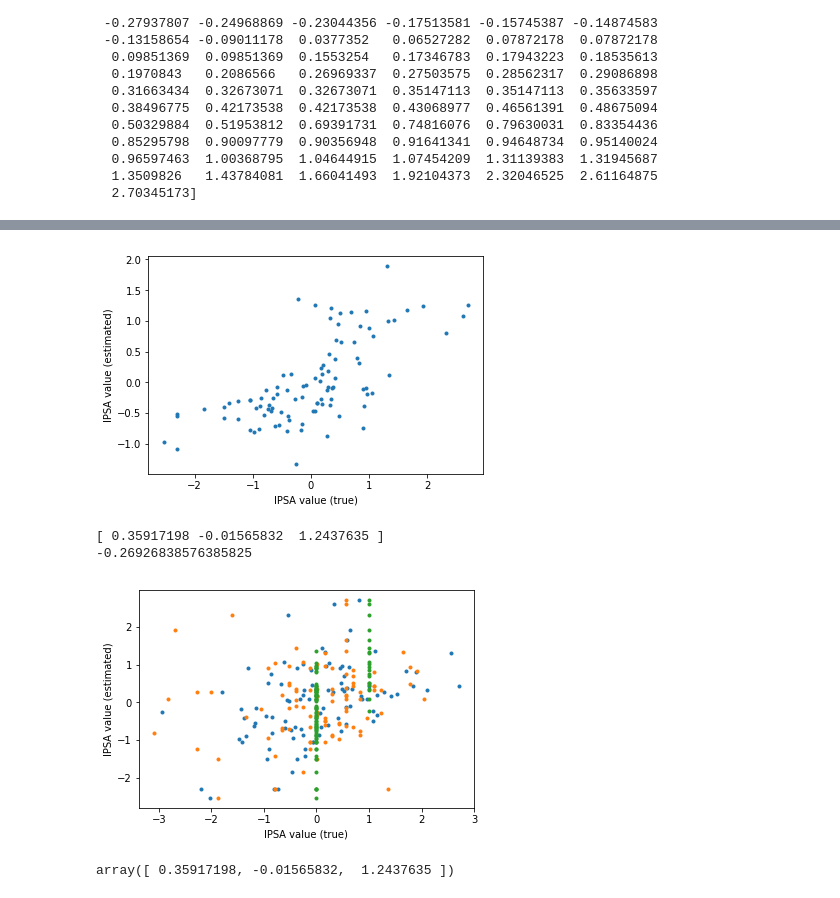
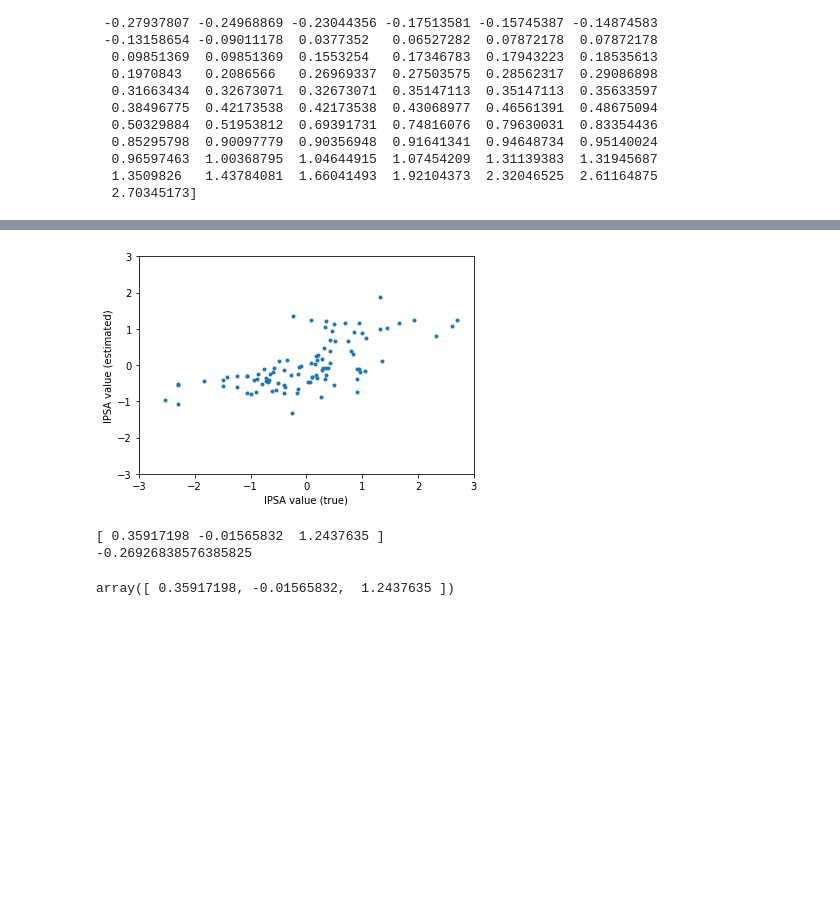
Before and after one commit to gretatuckute/ML_fall2018, a Jupyter notebook: ML_Report_2.ipynb, the cells around one changed output, grey strips where cells are left out. Drawn from its saved outputs; the diff is of its cells as text; code cells hidden in the pictures; blank space fills up the shorter version.

Commit message:
figures and reg updates

```diff
--- a/ML_Report_2.ipynb
+++ b/ML_Report_2.ipynb
@@ -394,7 +394,7 @@ print(y)
   1.3509826   1.43784081  1.66041493  1.92104373  2.32046525  2.61164875
   2.70345173]
 # %%
-from matplotlib.pyplot import figure, plot, xlabel, ylabel, legend, show
+from matplotlib.pyplot import figure, plot, xlabel, ylabel, legend, show, xlim, ylim
 
 model = lm.LinearRegression()
 model.fit(X_r,y)
@@ -409,10 +409,9 @@ print('Mean squared error: ' + str(mse))
 
 # Display scatter plot
 figure(1)
-#subplot(2,1,1)
 plot(y, y_est, '.')
-#plot(X_r, model.predict(X_r),color='k')
-#plot(X_r, y_est, color='blue', linewidth=1)
+xlim([-3,3]);
+ylim([-3,3]);
 xlabel('lPSA value (true)'); ylabel('lPSA value (estimated)');
 show()
 
@@ -426,13 +425,4 @@ show()
 
 print(model.coef_)
 print(model.intercept_)
-
-# Display scatter plot
-figure(2)
-#subplot(2,1,1)
-plot(X_r, y, '.')
-#plot(X_r, model.predict(X_r),color='k')
-#plot(X_r, y_est, color='blue', linewidth=1)
-xlabel('lPSA value (true)'); ylabel('lPSA value (estimated)');
-show()
 # %% [output]
@@ -440,7 +430,6 @@ Mean squared error: 0.5569737088290706
-[figure, old version]
+[figure, new version]
 [ 0.35917198 -0.01565832  1.2437635 ]
 -0.26926838576385825
-[figure, removed]
 # %%
 model.coef_
 # %% [output]
```
Also changed, not shown: parts of 3 cells of this notebook, 3 other files.
